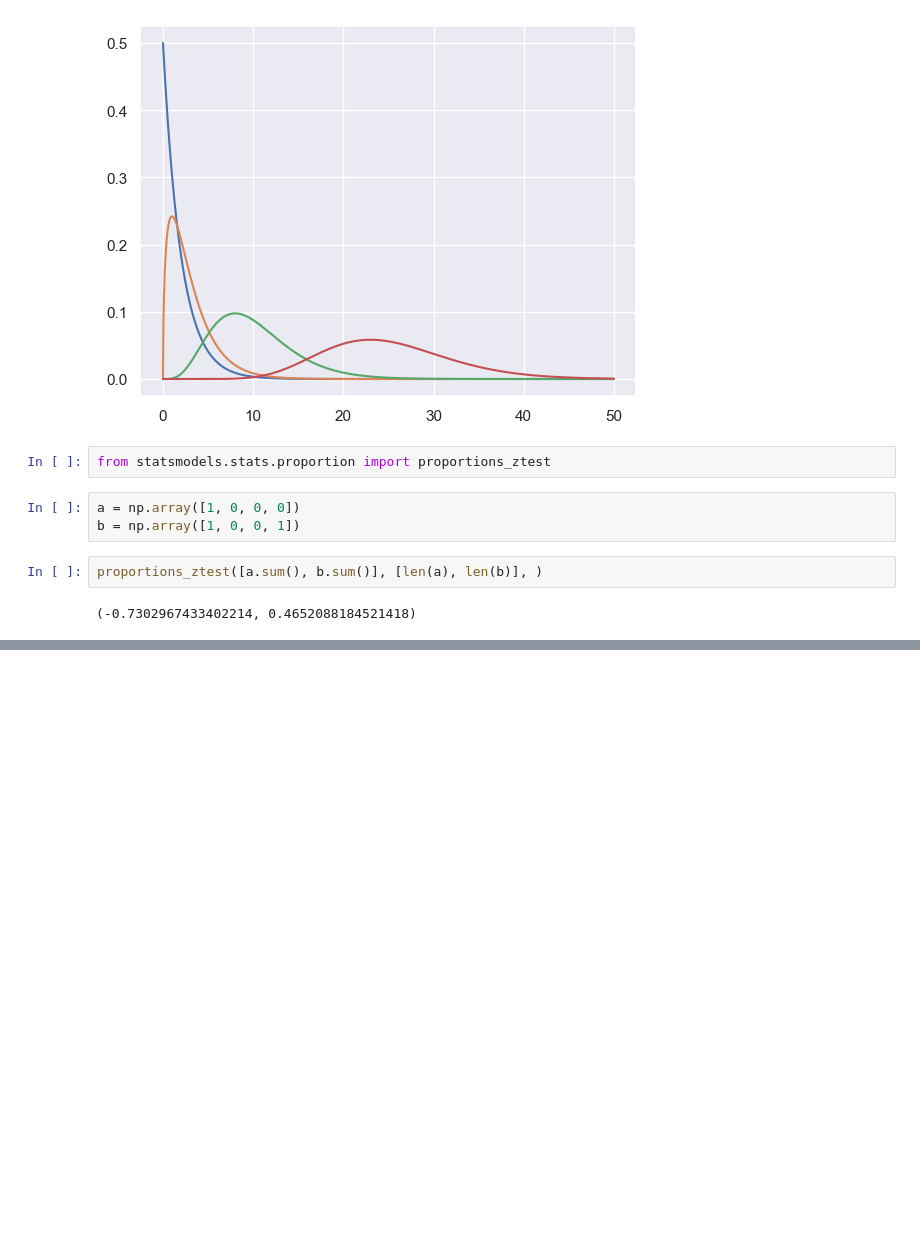
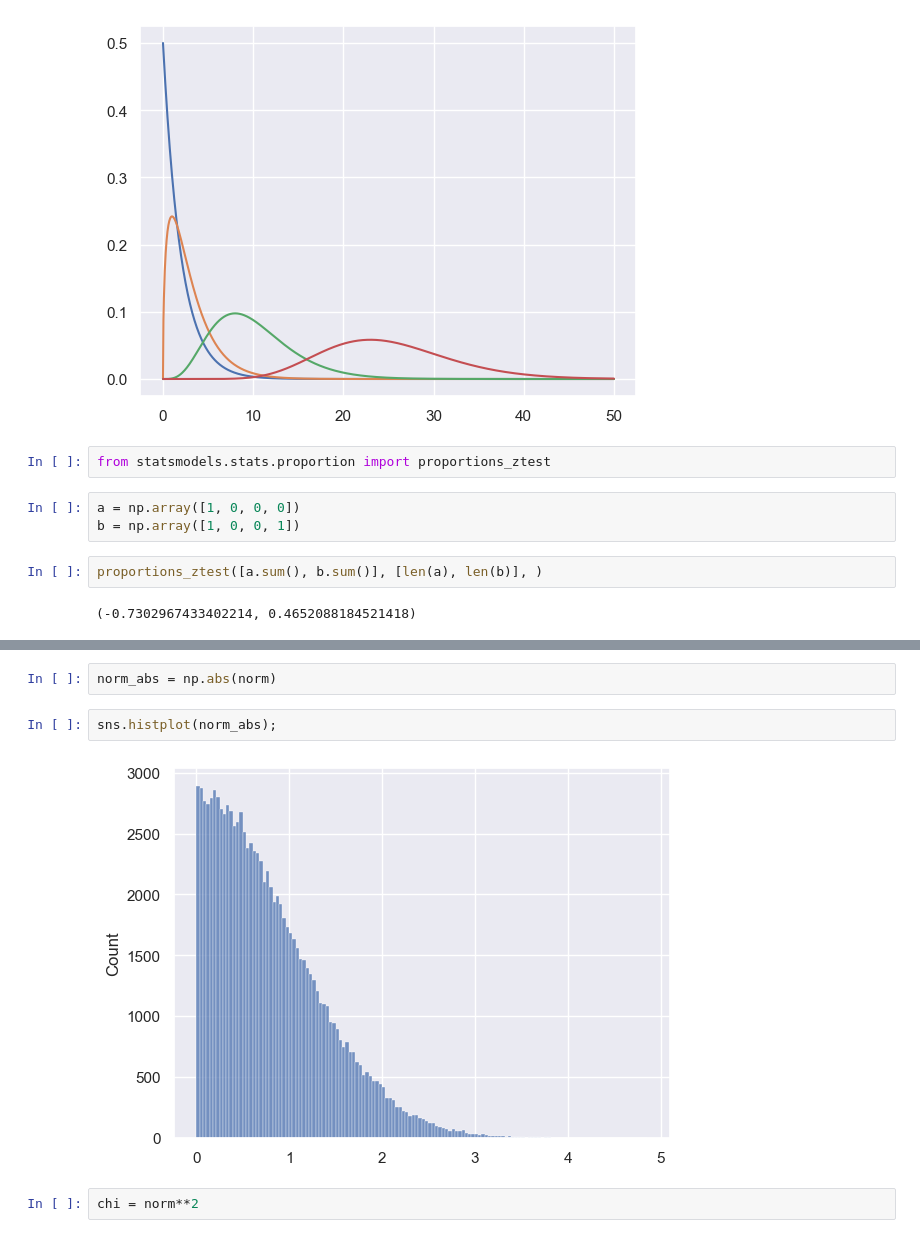
Before and after one commit to gbrs/statistical_experiments, a Jupyter notebook: Probe.ipynb, the cells around one changed output, grey strips where cells are left out. Drawn from its saved outputs; the diff is of its cells as text; blank space fills up the shorter version.

```diff
--- a/Probe.ipynb
+++ b/Probe.ipynb
@@ -557,0 +566,8 @@ proportions_ztest([a.sum(), b.sum()], [len(a), len(b)], )
+# %%
+norm_abs = np.abs(norm)
+# %%
+sns.histplot(norm_abs);
+# %% [output]
+[figure, added]
+# %%
+chi = norm**2
```
Also changed, not shown: parts of 4 cells of this notebook.
